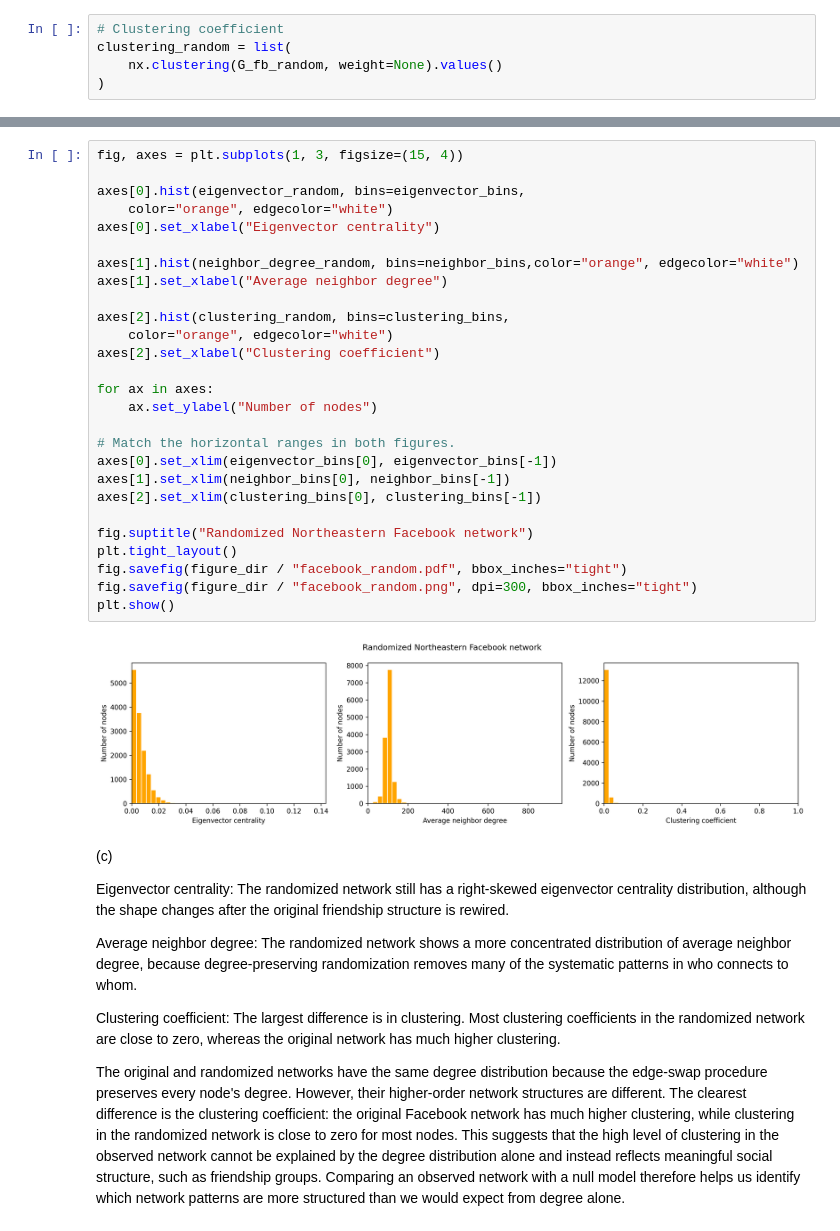
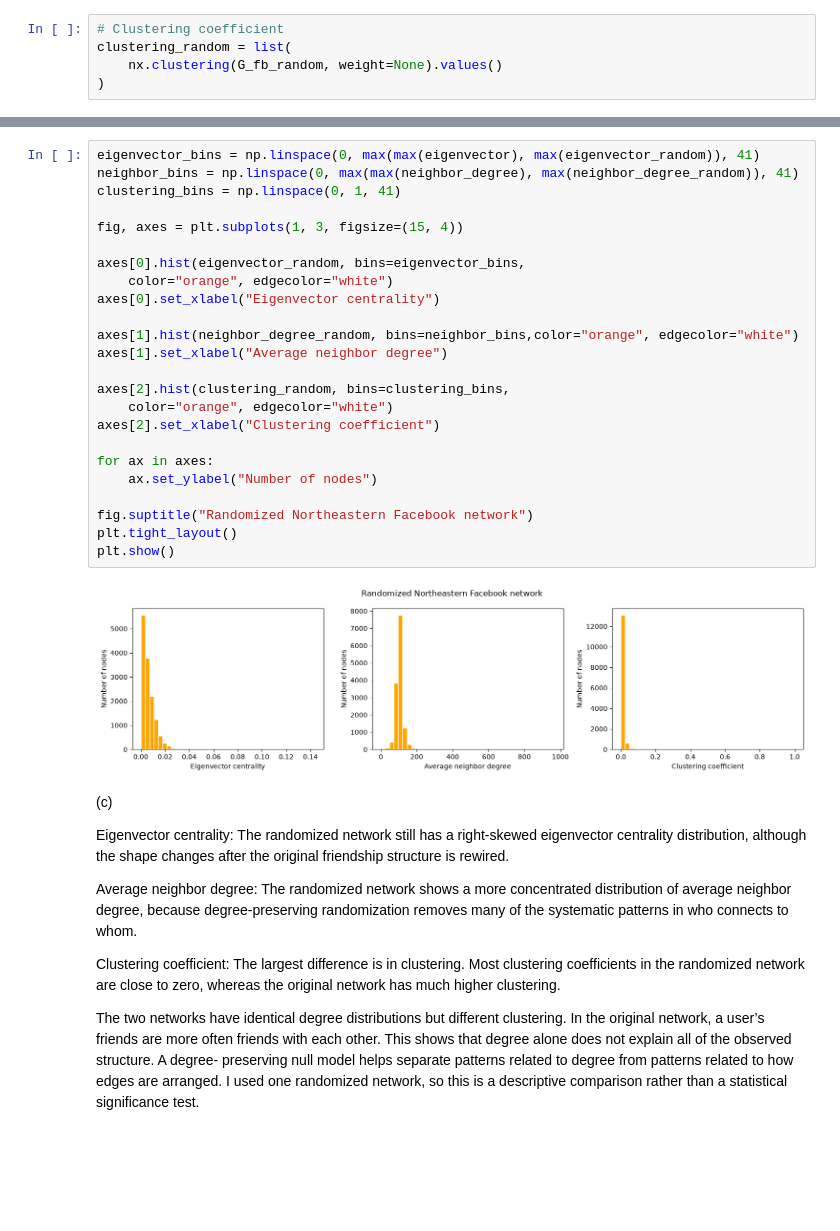
Before and after one commit to jiaao-yu/nets7052_fa26, a Jupyter notebook: assignments/assignment01.ipynb, the cells around one changed output, grey strips where cells are left out. Saved outputs shown, nothing was run; the diff lists cells and outputs as text; blank space fills up the shorter version.

```diff
--- a/assignments/assignment01.ipynb
+++ b/assignments/assignment01.ipynb
@@ -1145,32 +1127,29 @@ plt.show()
 # %%
+eigenvector_bins = np.linspace(0, max(max(eigenvector), max(eigenvector_random)), 41)
+neighbor_bins = np.linspace(0, max(max(neighbor_degree), max(neighbor_degree_random)), 41)
+clustering_bins = np.linspace(0, 1, 41)
+
 fig, axes = plt.subplots(1, 3, figsize=(15, 4))
 
 axes[0].hist(eigenvector_random, bins=eigenvector_bins,
     color="orange", edgecolor="white")
 axes[0].set_xlabel("Eigenvector centrality")
 
 axes[1].hist(neighbor_degree_random, bins=neighbor_bins,color="orange", edgecolor="white")
 axes[1].set_xlabel("Average neighbor degree")
 
 axes[2].hist(clustering_random, bins=clustering_bins,
     color="orange", edgecolor="white")
 axes[2].set_xlabel("Clustering coefficient")
 
 for ax in axes:
     ax.set_ylabel("Number of nodes")
 
-# Match the horizontal ranges in both figures.
-axes[0].set_xlim(eigenvector_bins[0], eigenvector_bins[-1])
-axes[1].set_xlim(neighbor_bins[0], neighbor_bins[-1])
-axes[2].set_xlim(clustering_bins[0], clustering_bins[-1])
-
 fig.suptitle("Randomized Northeastern Facebook network")
 plt.tight_layout()
-fig.savefig(figure_dir / "facebook_random.pdf", bbox_inches="tight")
-fig.savefig(figure_dir / "facebook_random.png", dpi=300, bbox_inches="tight")
 plt.show()
 # %% [output]
-[figure, old version]
+[figure, new version]
 # %% [markdown]
 (c)
 
@@ -1180,4 +1159,4 @@ Average neighbor degree: The randomized network shows a more concentrated distri
 
 Clustering coefficient: The largest difference is in clustering. Most clustering coefficients in the randomized network are close to zero, whereas the original network has much higher clustering.
 
-   The original and randomized networks have the same degree distribution because the edge-swap procedure preserves every node's degree. However, their higher-order network structures are different. The clearest difference is the clustering coefficient: the original Facebook network has much higher clustering, while clustering in the randomized network is close to zero for most nodes. This suggests that the high level of clustering in the observed network cannot be explained by the degree distribution alone and instead reflects meaningful social structure, such as friendship groups. Comparing an observed network with a null model therefore helps us identify which network patterns are more structured than we would expect from degree alone.
+The two networks have identical degree distributions but different clustering. In the original network, a user’s friends are more often friends with each other. This shows that degree alone does not explain all of the observed structure. A degree- preserving null model helps separate patterns related to degree from patterns related to how edges are arranged. I used one randomized network, so this is a descriptive comparison rather than a statistical significance test.
```
Also changed, not shown: parts of 3 cells of this notebook.
